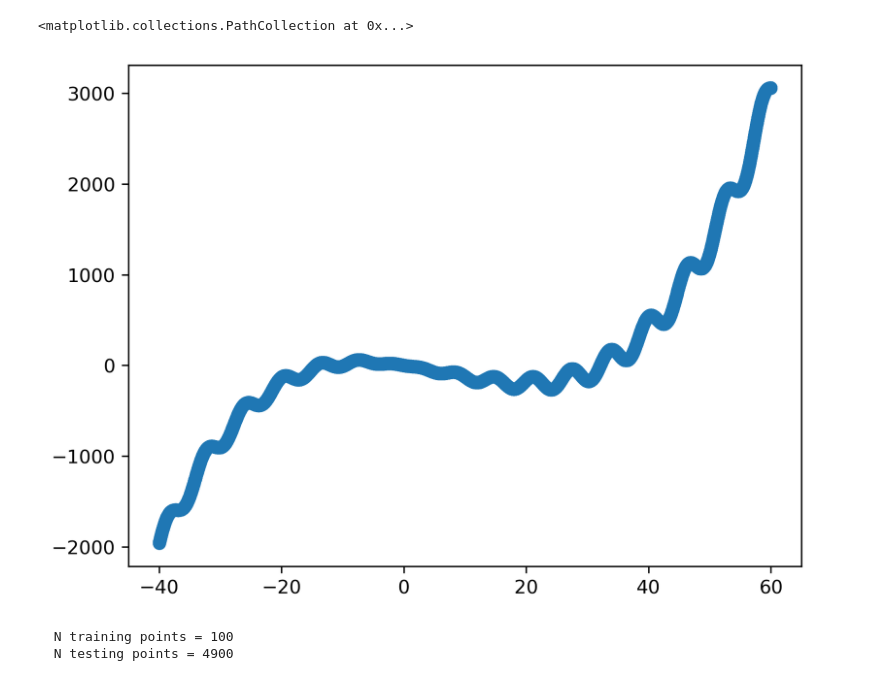
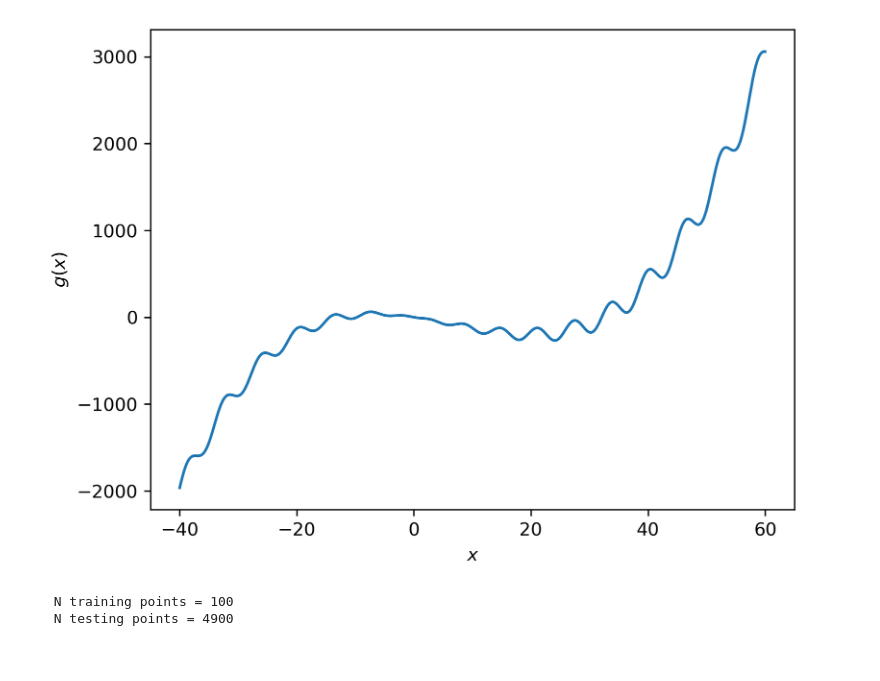
Before and after one commit to vincentblot28/conformalized_gp, a Jupyter notebook: notebook/conformalized_gp_quickstart.ipynb, the cells around one changed output. Drawn from its saved outputs; the diff is of its cells as text; code cells hidden in the pictures.

Commit message:
ADD: readme and plots

```diff
--- a/notebook/conformalized_gp_quickstart.ipynb
+++ b/notebook/conformalized_gp_quickstart.ipynb
@@ -20,10 +23,12 @@ def g(x):
     return (3 * x * np.sin(x) - 2 * x * np.cos(x) + ( x ** 3) / 40 - .5 * x ** 2 - 10 * x)
 # %%
 x_mesh = np.linspace(-40, 60, 5000)
-plt.scatter(x_mesh, g(x_mesh))
+plt.plot(x_mesh, g(x_mesh))
+plt.xlabel("$x$")
+plt.ylabel("$g(x)$")
+plt.savefig("../plots/toy_function.png")
 # %% [output]
-<matplotlib.collections.PathCollection at 0x...>
-[figure, old version]
+[figure, new version]
 # %%
 X_train, X_test, y_train, y_test = train_test_split(x_mesh, g(x_mesh), test_size=.98, random_state=42)
 X_train = X_train.reshape(-1, 1)
```
Also changed, not shown: parts of 2 cells of this notebook, 3 other files.
